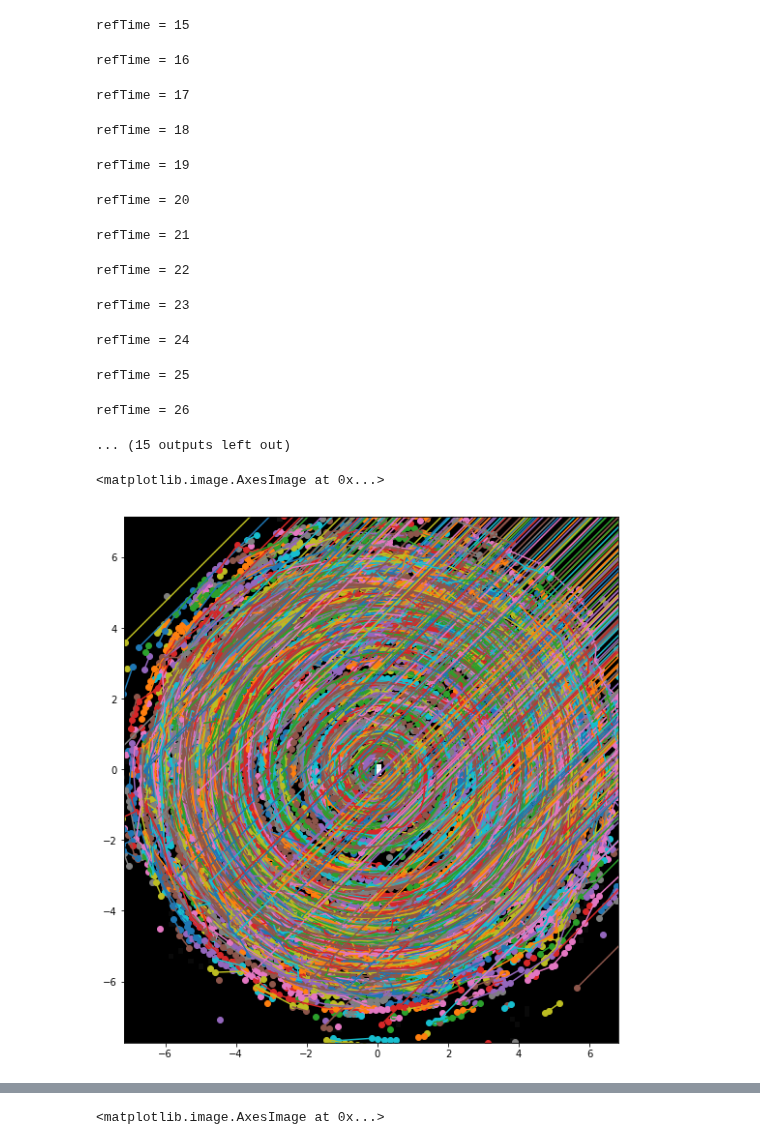
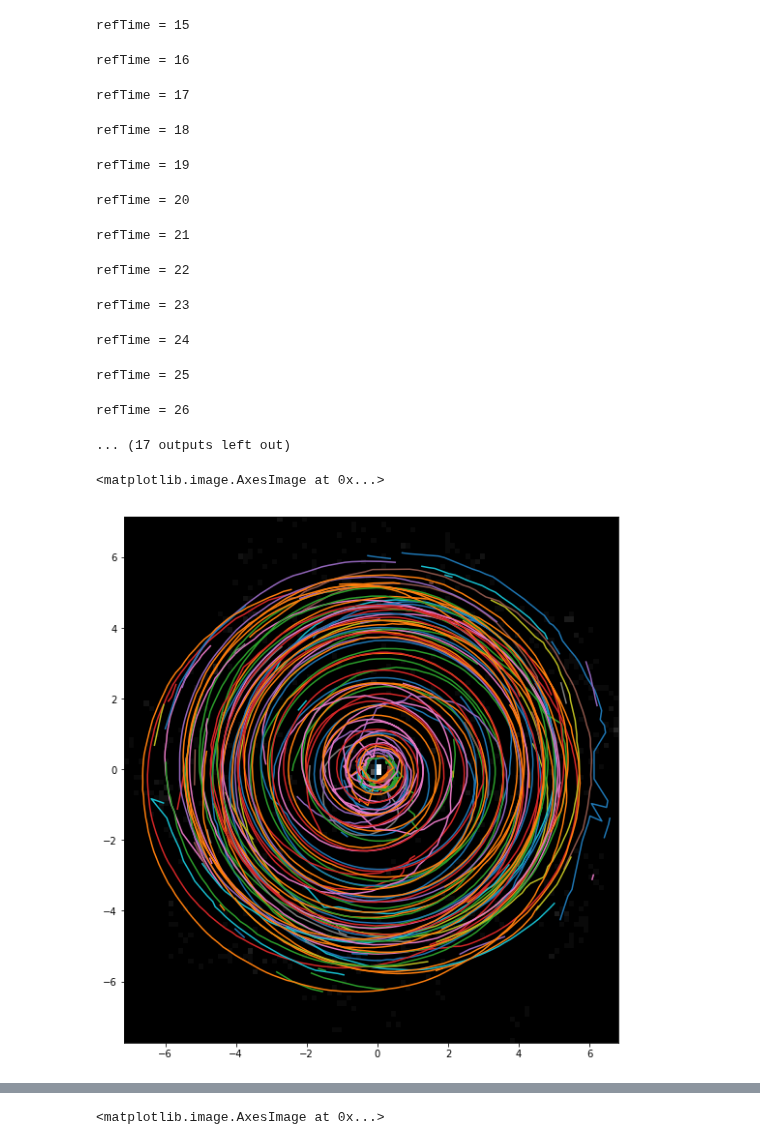
Before and after one commit to BethanyGarver/clumpy-star-formation, a Jupyter notebook: ClusterFinderPhotutils-checkpoint.ipynb, the cells around one changed output, grey strips where cells are left out. Drawn from its saved outputs; the diff is of its cells as text; code cells hidden in the pictures.

```diff
--- a/ClusterFinderPhotutils-checkpoint.ipynb
+++ b/ClusterFinderPhotutils-checkpoint.ipynb
@@ -62,7 +62,7 @@ def FindPeaks(data,z):
     statsdata = [] #only includes data points with density greater than 1 to calculate threshold
     for i in data:
         for j in i:
-            if j>1:
+            if j>2:
                 statsdata.append(j)
     mean, median, std = sigma_clipped_stats(statsdata, sigma=3.0)
     threshold = median + (z * std) #minimum density for a peak
@@ -221,23 +221,24 @@ for refTime in range(15,41):
         # Find peaks in density
         tbl = FindPeaks(im,2)
 
-        # Combine clumps in the same place
-        peakPositions = (yedges[tbl['x_peak']]+dy/2, -xedges[tbl['y_peak']]-dx/2)
-        peaks = CombineClose(peakPositions)
+        if len(tbl)>0:
+            # Combine clumps in the same place
+            peakPositions = (yedges[tbl['x_peak']]+dy/2, -xedges[tbl['y_peak']]-dx/2)
+            peaks = CombineClose(peakPositions)
 
-        # Make clump positions the mean x and y of stars in the clump
-        xcoords,ycoords,positions = MeanPeaks(newStars,peaks)
+            # Make clump positions the mean x and y of stars in the clump
+            xcoords,ycoords,positions = MeanPeaks(newStars,peaks)
 
-        # Track clumps through time
-        clumps = TrackClumps(clumps,xcoords,ycoords,newStars)
+            # Track clumps through time
+            clumps = TrackClumps(clumps,xcoords,ycoords,newStars)
 
-        #Plot density plots with clumps
-        #apertures = phot.CircularAperture(peaks, r=0.3)
-        #norm = simple_norm(im, 'sqrt', percent=99.9)
-        #plt.figure(figsize=(10,10))
-        #plt.imshow(im, cmap='Greys_r', norm=norm, extent=extent)
-        #apertures.plot(color='#0547f9', lw=1.5)
-        #plt.title("{0} million years".format(int(start*1000)))
+            #Plot density plots with clumps
+            #apertures = phot.CircularAperture(peaks, r=0.3)
+            #norm = simple_norm(im, 'sqrt', percent=99.9)
+            #plt.figure(figsize=(10,10))
+            #plt.imshow(im, cmap='Greys_r', norm=norm, extent=extent)
+            #apertures.plot(color='#0547f9', lw=1.5)
+            #plt.title("{0} million years".format(int(start*1000)))
 
         start = round(start+dt,3)
     newClumps = []
@@ -248,6 +249,8 @@ for refTime in range(15,41):
             oldClumps.append(clump)
     clumps = newClumps
 clumps = oldClumps+newClumps
+for id in range(0,len(clumps)):
+    clumps[id] = [id+1]+clumps[id]
 print('{0} clumps total'.format(len(clumps)))
 # %% [output]
 refTime = 15
@@ -262,21 +265,20 @@ refTime = 23
 refTime = 24
 refTime = 25
 refTime = 26
-... (15 outputs left out)
+... (17 outputs left out)
 # %%
 #Plot locations of clumps through time
 plt.figure(figsize=(10,10))
-for i in clumps:
+for clump in clumps:
     x = []
     y = []
-    for j in i:
-        if len(j)==3:
-            x.append(j[1])
-            y.append(j[2])
+    for j in range(2,len(clump)):
+        x.append(clump[j][1])
+        y.append(clump[j][2])
     plt.plot(x,y)
-    plt.scatter(x,y)
+    #plt.scatter(x,y)
 plt.imshow(im, cmap='Greys_r', extent=extent)
 # %% [output]
 <matplotlib.image.AxesImage at 0x...>
-[figure, old version]
+[figure, new version]
 # %%
```
Also changed, not shown: parts of 6 cells of this notebook.
